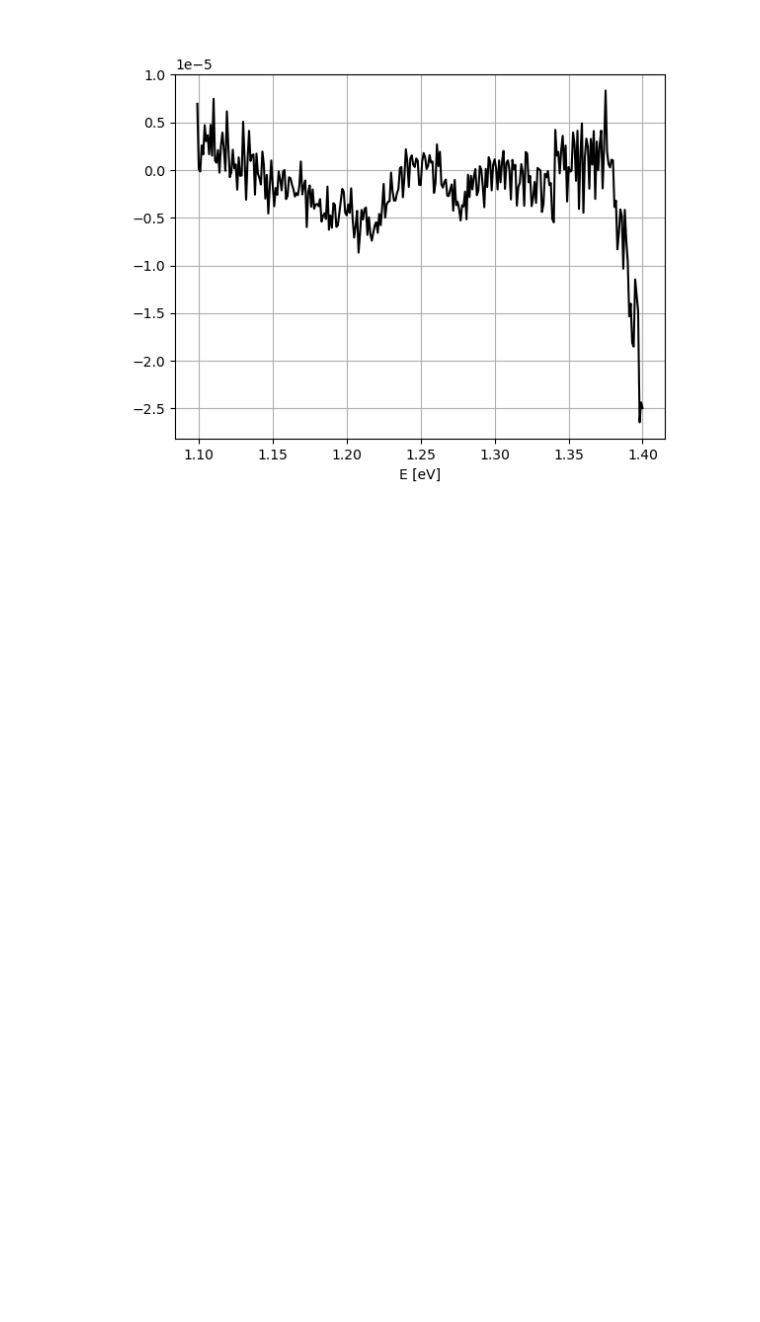
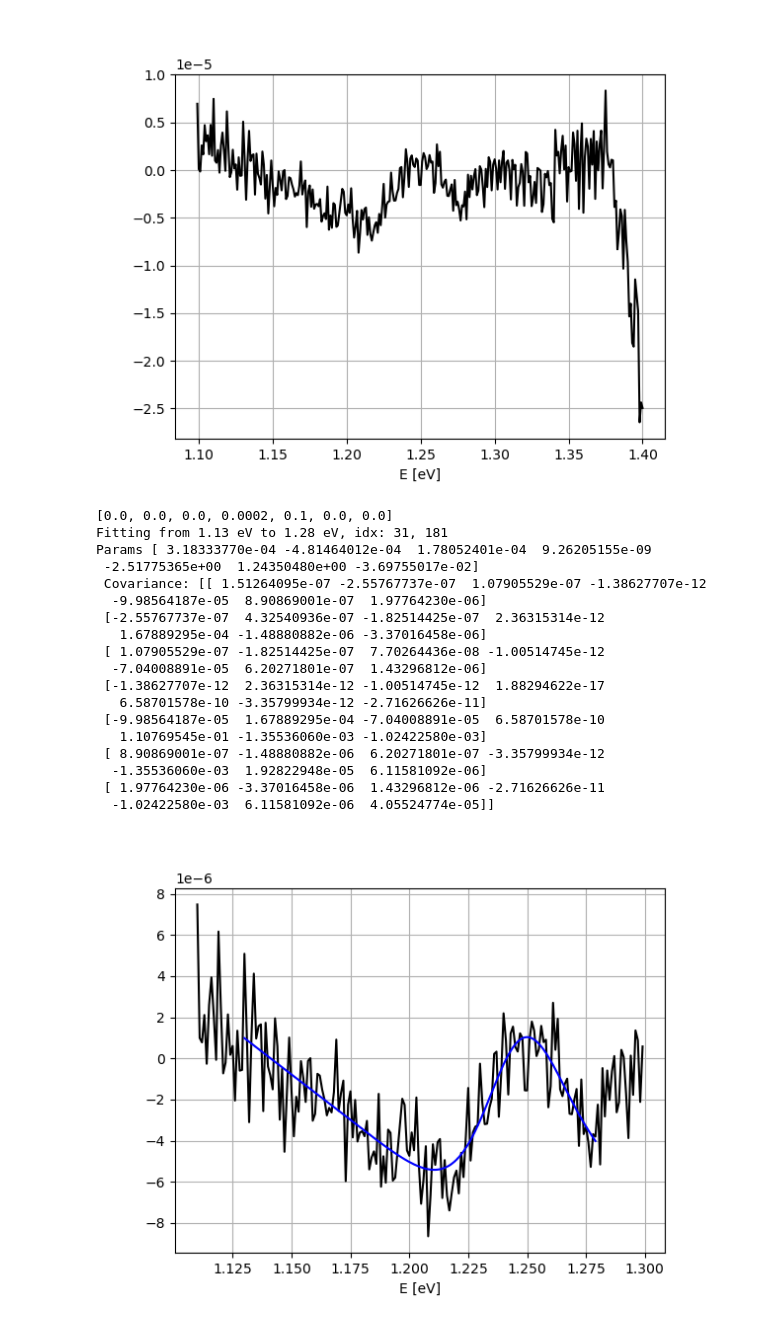
Before and after one commit to Jatsekku/pwr-spectroscopy-p2, a Jupyter notebook: spectro2.ipynb, the cells around one changed output. Saved outputs shown, nothing was run; the diff lists cells and outputs as text; code cells hidden in the pictures; blank space fills up the shorter version.

```diff
--- a/spectro2.ipynb
+++ b/spectro2.ipynb
@@ -552,3 +563,67 @@ plt.grid(True)
 plt.show()
 # %% [output]
 [figure]
+# %%
+# Fitting range for the second transition
+start_energy, stop_energy = 1.13, 1.28
+
+# Fitting params
+n = 2
+params1 = [0.00, 0.00, 0.0, 0.0002, 0.1, 0.00, 0.00]
+
+# Single function used
+fit_pr = fit_pr1_generic(n)
+
+# Both-sided context
+margin_idx = 20
+
+print(initial_guess)
+start_idx, stop_idx = ((energy - start_energy).abs().idxmin()), ((energy - stop_energy).abs().idxmin())
+print(f'Fitting from {start_energy} eV to {stop_energy} eV, idx: {start_idx}, {stop_idx}')
+x_fit, y_fit = energy[start_idx:stop_idx], y[start_idx:stop_idx]
+x_contex = energy[(start_idx - margin_idx):(stop_idx + margin_idx)]
+y_contex = y[(start_idx - margin_idx):(stop_idx + margin_idx)]
+initial_guess = params1
+params_final, covariance = curve_fit(fit_pr, x_fit, y_fit, p0=initial_guess, maxfev=60000)
+print(f'Params {params_final}\n Covariance: {covariance}')
+y_fitted = fit_pr(x_fit, *params_final)
+
+plt.figure()
+plt.plot(x_contex, y_contex, color='black')
+plt.plot(x_fit, y_fitted, color='blue')
+plt.xlabel('E [eV]')
+plt.grid(True)
+plt.show()
+
+# global_results['T2'] = Result(
+#     name = 'PR NR I transition',
+#     color = 'green',
+#     energy_start = start_energy,
+#     energy_idx_start = start_idx,
+#     energy_stop = stop_energy,
+#     energy_idx_stop = stop_idx,
+#     fitted_params = params_final,
+#     covariance = covariance,
+#     y_fitted = y_fitted,
+#     x_fit = x_fit
+# )
+# %% [output]
+[0.0, 0.0, 0.0, 0.0002, 0.1, 0.0, 0.0]
+Fitting from 1.13 eV to 1.28 eV, idx: 31, 181
+Params [ 3.18333770e-04 -4.81464012e-04  1.78052401e-04  9.26205155e-09
+ -2.51775365e+00  1.24350480e+00 -3.69755017e-02]
+ Covariance: [[ 1.51264095e-07 -2.55767737e-07  1.07905529e-07 -1.38627707e-12
+  -9.98564187e-05  8.90869001e-07  1.97764230e-06]
+ [-2.55767737e-07  4.32540936e-07 -1.82514425e-07  2.36315314e-12
+   1.67889295e-04 -1.48880882e-06 -3.37016458e-06]
+ [ 1.07905529e-07 -1.82514425e-07  7.70264436e-08 -1.00514745e-12
+  -7.04008891e-05  6.20271801e-07  1.43296812e-06]
+ [-1.38627707e-12  2.36315314e-12 -1.00514745e-12  1.88294622e-17
+   6.58701578e-10 -3.35799934e-12 -2.71626626e-11]
+ [-9.98564187e-05  1.67889295e-04 -7.04008891e-05  6.58701578e-10
+   1.10769545e-01 -1.35536060e-03 -1.02422580e-03]
+ [ 8.90869001e-07 -1.48880882e-06  6.20271801e-07 -3.35799934e-12
+  -1.35536060e-03  1.92822948e-05  6.11581092e-06]
+ [ 1.97764230e-06 -3.37016458e-06  1.43296812e-06 -2.71626626e-11
+  -1.02422580e-03  6.11581092e-06  4.05524774e-05]]
+[figure, added]
```
Also changed, not shown: parts of 9 cells of this notebook.
